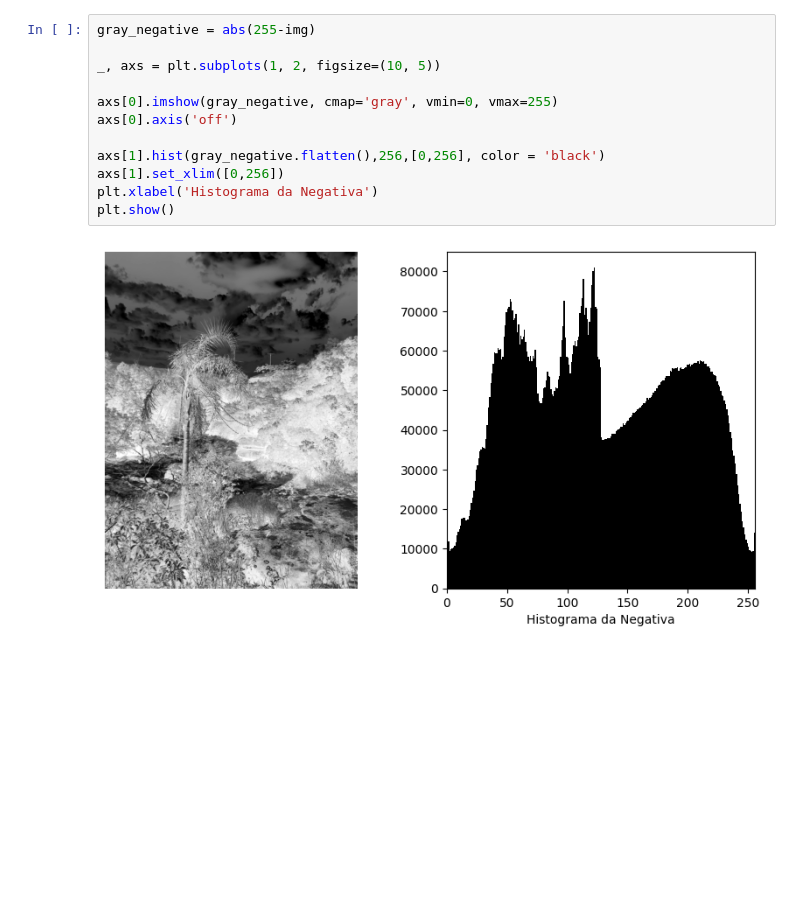
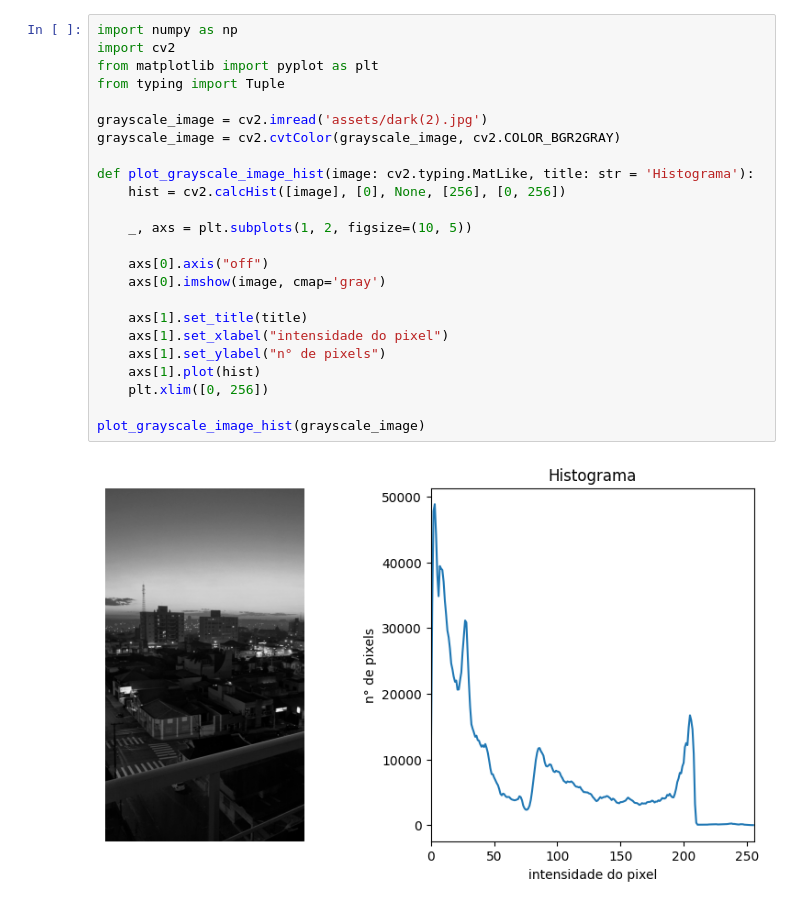
Before and after one commit to cainant/CC02X-Computer-Vision, a Jupyter notebook: assig1/main.ipynb, the cells around one changed output. Drawn from its saved outputs; the diff is of its cells as text; blank space fills up the shorter version.

Commit message:
[ASSIGN1] 3 grayscalce histograms and 3 colored histograms

```diff
--- a/assig1/main.ipynb
+++ b/assig1/main.ipynb
@@ -36,14 +1,26 @@ plt.show()
-# %%
-gray_negative = abs(255-img)
-
-_, axs = plt.subplots(1, 2, figsize=(10, 5))
-
-axs[0].imshow(gray_negative, cmap='gray', vmin=0, vmax=255)
-axs[0].axis('off')
-
-axs[1].hist(gray_negative.flatten(),256,[0,256], color = 'black')
-axs[1].set_xlim([0,256])
-plt.xlabel('Histograma da Negativa')
-plt.show()
-# %% [output]
-[figure, removed]
+# %%
+import numpy as np
+import cv2
+from matplotlib import pyplot as plt
+from typing import Tuple
+
+grayscale_image = cv2.imread('assets/dark(2).jpg')
+grayscale_image = cv2.cvtColor(grayscale_image, cv2.COLOR_BGR2GRAY)
+
+def plot_grayscale_image_hist(image: cv2.typing.MatLike, title: str = 'Histograma'):
+    hist = cv2.calcHist([image], [0], None, [256], [0, 256])
+
+    _, axs = plt.subplots(1, 2, figsize=(10, 5))
+
+    axs[0].axis("off")
+    axs[0].imshow(image, cmap='gray')
+
+    axs[1].set_title(title)
+    axs[1].set_xlabel("intensidade do pixel")
+    axs[1].set_ylabel("n° de pixels")
+    axs[1].plot(hist)
+    plt.xlim([0, 256])
+
+plot_grayscale_image_hist(grayscale_image)
+# %% [output]
+[figure, added]
```
Also changed, not shown: parts of 7 cells of this notebook.
